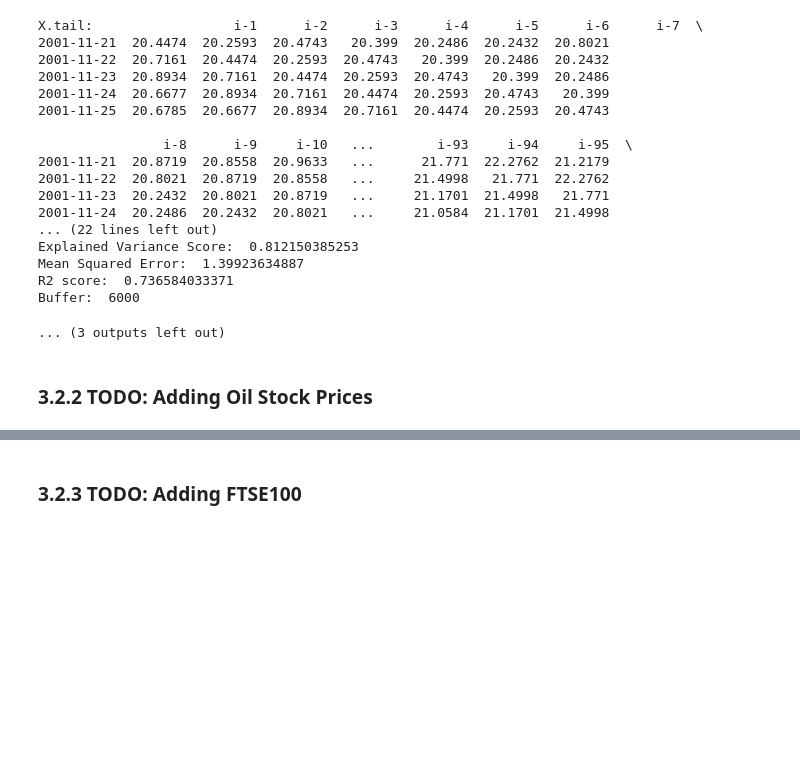
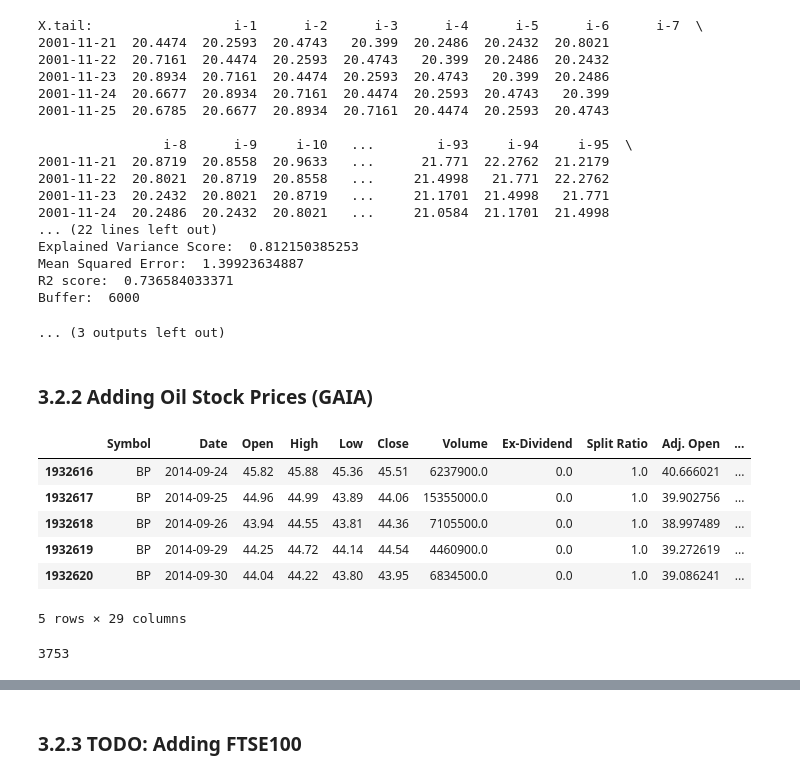
Before and after one commit to jessicayung/machine-learning-nd, a Jupyter notebook: p5-capstone/III. Methodology - Code.ipynb, the cells around one changed output, grey strips where cells are left out. Saved outputs shown, nothing was run; the diff lists cells and outputs as text; code cells hidden in the pictures; blank space fills up the shorter version.

Commit message:
feat(p5): add GAIA feature (train, test, report). clean FTSE combined with BP (missing dates).

```diff
--- a/p5-capstone/III. Methodology - Code.ipynb
+++ b/p5-capstone/III. Methodology - Code.ipynb
@@ -312,0 +242,7 @@ See the caveats in the documentation: http://pandas.pydata.org/pandas-docs/stabl
+# %%
+nan_counter = 0
+for row in range(len(bp.loc[bp_ftse_start:])):
+    if pd.isnull(bp.loc[bp_ftse_start+row, 'FTSE Date']):
+        print(bp.loc[bp_ftse_start+row, 'Date'])
+        nan_counter += 1
+print("NaNs: ", nan_counter)
@@ -312,0 +271,19 @@ See the caveats in the documentation: http://pandas.pydata.org/pandas-docs/stabl
+# %%
+# Reduce remaining NaNs
+ftse_data_to_average = ['Open', 'High', 'Low', 'Close']
+for row in range(len(bp.loc[bp_ftse_start:])):
+    if pd.isnull(bp.loc[bp_ftse_start+row, 'FTSE Date']):
+        if not (pd.isnull(bp.loc[bp_ftse_start+row-1, 'FTSE Date']) or pd.isnull(bp.loc[bp_ftse_start+row+1, 'FTSE Date'])):
+            for col in ftse_data_to_average:
+                bp.loc[bp_ftse_start+row,'FTSE %s' % str(col)] = np.mean([float(bp.loc[bp_ftse_start+row-1,'FTSE %s' % str(col)]), float(bp.loc[bp_ftse_start+row+1,'FTSE %s' % str(col)])])
+            bp.loc[bp_ftse_start+row,'FTSE Date'] = bp.loc[bp_ftse_start+row, 'Date']
+        else:
+            go_back = 0
+            go_forward = 0
+            while pd.isnull(bp.loc[bp_ftse_start+row-1-go_back, 'FTSE Date']):
+                go_back += 1
+            while pd.isnull(bp.loc[bp_ftse_start+row+1+go_forward, 'FTSE Date']):
+                go_forward += 1
+            for col in ftse_data_to_average:
+                    bp.loc[bp_ftse_start+row,'FTSE %s' % str(col)] = np.mean([float(bp.loc[bp_ftse_start+row-1-go_back,'FTSE %s' % str(col)]), float(bp.loc[bp_ftse_start+row+1+go_forward,'FTSE %s' % str(col)])])
+            bp.loc[bp_ftse_start+row,'FTSE Date'] = bp.loc[bp_ftse_start+row, 'Date']
@@ -1675,4 +1664,21 @@ R2 score:  0.736584033371
 Buffer:  6000
 ... (3 outputs left out)
 # %% [markdown]
-### 3.2.2 TODO: Adding Oil Stock Prices
+### 3.2.2 Adding Oil Stock Prices (GAIA)
+# %%
+# 1999-10-29 to 2014-09-30
+bp_gaia = bp.loc[bp_gaia_start:bp_gaia_start+bp_gaia_intersect_length-1]
+# Check it ends at the right date
+bp_gaia.tail()
+# %% [output]
+|  | Symbol | Date | Open | High | Low | Close | Volume | Ex-Dividend | Split Ratio | Adj. Open | ... |
+| 1932616 | BP | 2014-09-24 | 45.82 | 45.88 | 45.36 | 45.51 | 6237900.0 | 0.0 | 1.0 | 40.666021 | ... |
+| 1932617 | BP | 2014-09-25 | 44.96 | 44.99 | 43.89 | 44.06 | 15355000.0 | 0.0 | 1.0 | 39.902756 | ... |
+| 1932618 | BP | 2014-09-26 | 43.94 | 44.55 | 43.81 | 44.36 | 7105500.0 | 0.0 | 1.0 | 38.997489 | ... |
+| 1932619 | BP | 2014-09-29 | 44.25 | 44.72 | 44.14 | 44.54 | 4460900.0 | 0.0 | 1.0 | 39.272619 | ... |
+| 1932620 | BP | 2014-09-30 | 44.04 | 44.22 | 43.80 | 43.95 | 6834500.0 | 0.0 | 1.0 | 39.086241 | ... |
+5 rows × 29 columns
+# %%
+len(bp_gaia)
+# %% [output]
+3753
```
Also changed, not shown: parts of 20 cells of this notebook, 2 other files.
